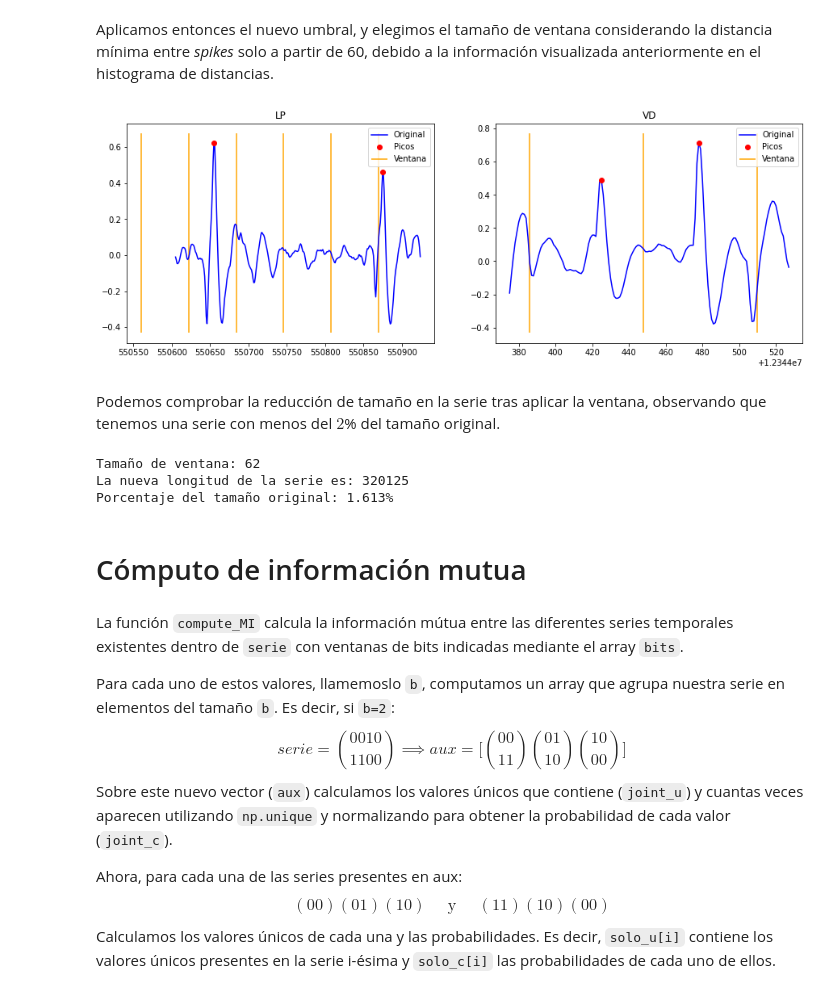
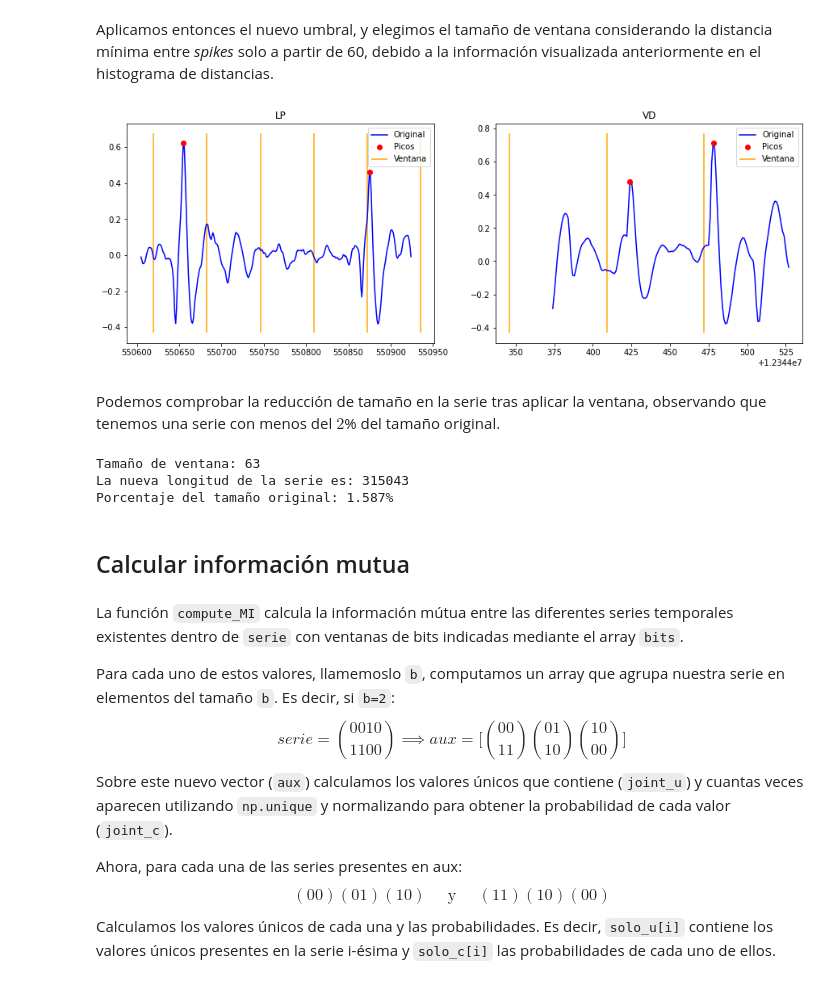
Before and after one commit to Ludvins/MCD_Practicas_TI, a Jupyter notebook: Practica.ipynb, the cells around one changed output. Cells and saved outputs as stored; diff of their text form; code cells hidden in the pictures.

```diff
--- a/Practica.ipynb
+++ b/Practica.ipynb
@@ -343,14 +348,14 @@ def apply_window(lenght, peaks, window):
 # %% [markdown]
 La siguiente función captura el cambio manual en el umbral junto con el aumento del tamaño de ventana. La escribimos de forma suficientemente general para poder reutilizarla posteriormente.
 # %%
-def codify_signal(df, df_t, peaks = None, threshold = None, window = None, plot = False,
+def codify_signal(df = None, df_t = None, peaks = None, threshold = None, window = None, plot = False,
                   peaks_min_dist = None, compute_collisions = False):
     """ Codifica dos señales real-valuadas en señales binarias, aplicando un umbral y
         una resolución concreta (tamaño de ventana).
 
         Entrada
         ==========
-        df:                  dataframe con las series temporales originales.
+        df:                  dataframe con las series temporales originales, en su caso.
         df_t:                dataframe con las series tras aplicar el umbral, en su caso.
         peaks:               array con las posiciones de los picos tras aplicar el umbral, en su caso.
         threshold:           valor del umbral a aplicar. Si es None se calcula uno por defecto.
@@ -366,12 +371,16 @@ def codify_signal(df, df_t, peaks = None, threshold = None, window = None, plot
         - El tamaño de ventana fijado.
         - (Opcional) El número de colisiones encontrado en cada ventana. """
 
-    # Compute threshold
-    if threshold is None:
-        threshold = compute_threshold(df)
+    if df is None and df_t is None:
+        print("[Error] Se debe proporcionar al menos un dataframe.")
+        return None, None
 
     # Apply threshold
     if df_t is None:
+        # Compute threshold
+        if threshold is None:
+            threshold = compute_threshold(df)
+
         df_t = filter_with_threshold(df, threshold)
 
     # Get peaks
@@ -413,10 +422,12 @@ def codify_signal(df, df_t, peaks = None, threshold = None, window = None, plot
     return df_w, window, count
 # %% [markdown]
 Aplicamos entonces el nuevo umbral, y elegimos el tamaño de ventana considerando la distancia mínima entre *spikes* solo a partir de 60, debido a la información visualizada anteriormente en el histograma de distancias.
-# %%
-trozoC_w, window, _ = codify_signal(trozoC, None, None, [threshold[0], 0.35], None, True, 60)
-# %% [output]
-[figure, removed]
+# %%
+threshold = [threshold[0], 0.3]
+trozoC_w, window, _ = \
+    codify_signal(trozoC, threshold = threshold, window = None, plot = True, peaks_min_dist = 60)
+# %% [output]
+[figure, added]
 # %% [markdown]
 Podemos comprobar la reducción de tamaño en la serie tras aplicar la ventana, observando que tenemos una serie con menos del $2$% del tamaño original.
 # %%
@@ -424,11 +435,11 @@ print("Tamaño de ventana:", window)
 print("La nueva longitud de la serie es:", len(trozoC_w[0]))
 print(f"Porcentaje del tamaño original: {100 * len(trozoC_w[0]) / trozoC.shape[0]:.3f}%")
 # %% [output]
-Tamaño de ventana: 62
-La nueva longitud de la serie es: 320125
-Porcentaje del tamaño original: 1.613%
+Tamaño de ventana: 63
+La nueva longitud de la serie es: 315043
+Porcentaje del tamaño original: 1.587%
 # %% [markdown]
-# Cómputo de información mutua
+## Calcular información mutua
 # %% [markdown]
 La función `compute_MI` calcula la información mútua entre las diferentes series temporales existentes dentro de `serie` con ventanas de bits indicadas mediante el array `bits`.
 
```
Also changed, not shown: parts of 46 cells of this notebook.
